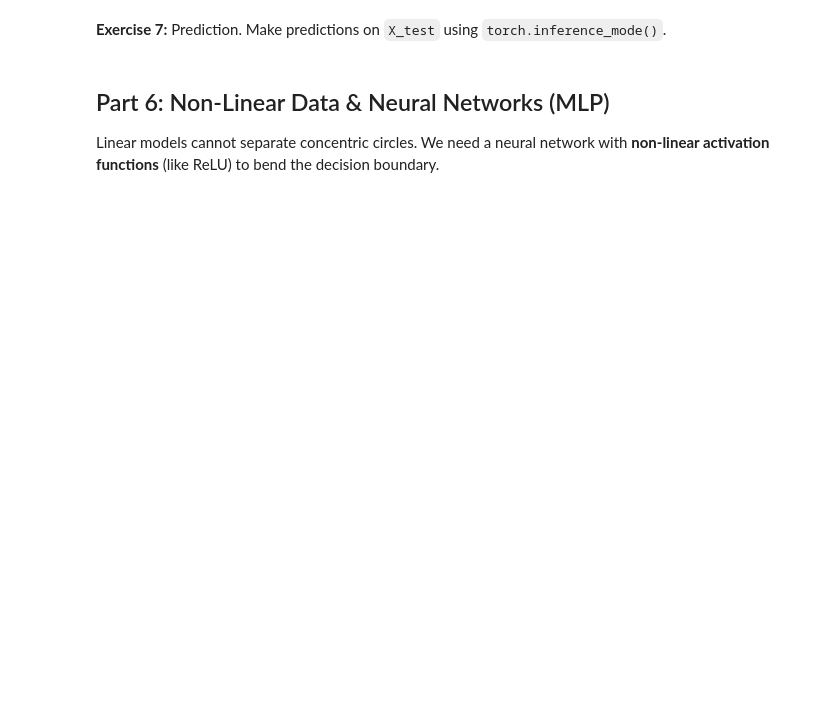
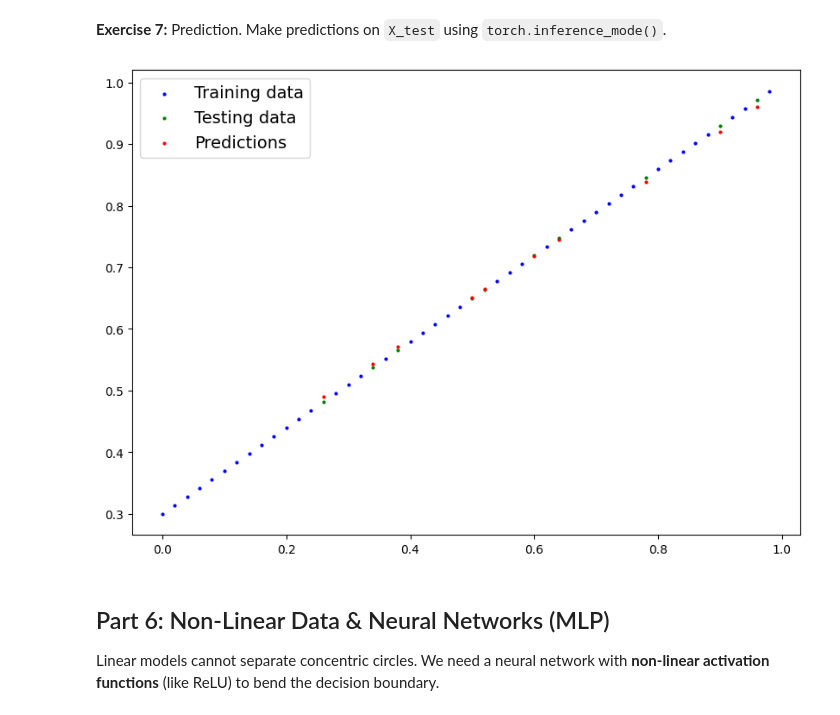
Before and after one commit to FilipPasternak/MachineLearningLaby, a Jupyter notebook: pytorch_lab_complete.ipynb, the cells around one changed output. Drawn from its saved outputs; the diff is of its cells as text; code cells hidden in the pictures; blank space fills up the shorter version.

```diff
--- a/pytorch_lab_complete.ipynb
+++ b/pytorch_lab_complete.ipynb
@@ -50,6 +67,13 @@ We will create synthetic data for a linear regression problem: $y = weight * X +
     * Calculate the split index for an **80/20** split (80% training, 20% testing).
     * Create `X_train`, `y_train`, `X_test`, and `y_test` based on this split.
 4.  **Verify:** Print the number of samples in the training and testing sets to confirm the split.
+# %%
+# Data for linear regression
+weight = 0.7
+bias = 0.3
+X = torch.arange(0, 1, 0.02).unsqueeze(1)
+y = weight * X + bias
+X_train, X_test, y_train, y_test = train_test_split(X, y, test_size=0.2, random_state=42)
 # %% [markdown]
 ### Exercise 3: Visualization
 **Task:** Run the helper function below to visualize the linear data.
@@ -71,12 +97,11 @@ plot_predictions()
 # %%
 class LinearRegressionModel(nn.Module):
     def __init__(self):
-        # TODO: Define a linear layer: in_features=1, out_features=1
+        super().__init__()
+        self.linear = nn.Linear(1, 1)
 
-
-    def forward(....) -> torch.Tensor:
-        # TODO: Implement forward pass
-        return
+    def forward(self, x) -> torch.Tensor:
+        return self.linear(x)
 
 torch.manual_seed(42)
 model_0 = LinearRegressionModel()
@@ -84,18 +109,19 @@ model_0 = LinearRegressionModel()
 ## Part 4: Training
 **Exercise 5:** Setup Loss and Optimizer. Use `nn.L1Loss` (MAE) and `torch.optim.SGD`.
 # %%
-# TODO: Define Loss and Optimizer
+loss_fn = nn.L1Loss()
+optimizer = torch.optim.SGD(model_0.parameters(), lr=0.01)
 # %% [markdown]
 **Exercise 6:** Complete the training loop.
 # %%
 epochs = 100
 for epoch in range(epochs):
     model_0.train()
-    # 1. Forward pass
-    # 2. Calculate loss
-    # 3. Zero gradients
-    # 4. Backpropagation
-    # 5. Step optimizer
+    y_pred = model_0(X_train)
+    loss = loss_fn(y_pred, y_train)
+    optimizer.zero_grad()
+    loss.backward()
+    optimizer.step()
 
     if epoch % 10 == 0:
         print(f'Epoch: {epoch} | Loss: {loss.item()}')
@@ -102,9 +139,13 @@ for epoch in range(epochs):
 # %% [markdown]
 **Exercise 7:** Prediction. Make predictions on `X_test` using `torch.inference_mode()`.
 # %%
-#TODO make preds
+model_0.eval()
+with torch.inference_mode():
+    y_preds = model_0(X_test)
 
 plot_predictions(predictions=y_preds)
+# %% [output]
+[figure, added]
 # %% [markdown]
 ## Part 6: Non-Linear Data & Neural Networks (MLP)
 Linear models cannot separate concentric circles. We need a neural network with **non-linear activation functions** (like ReLU) to bend the decision boundary.
```
Also changed, not shown: parts of 8 cells of this notebook, 4 other files.
